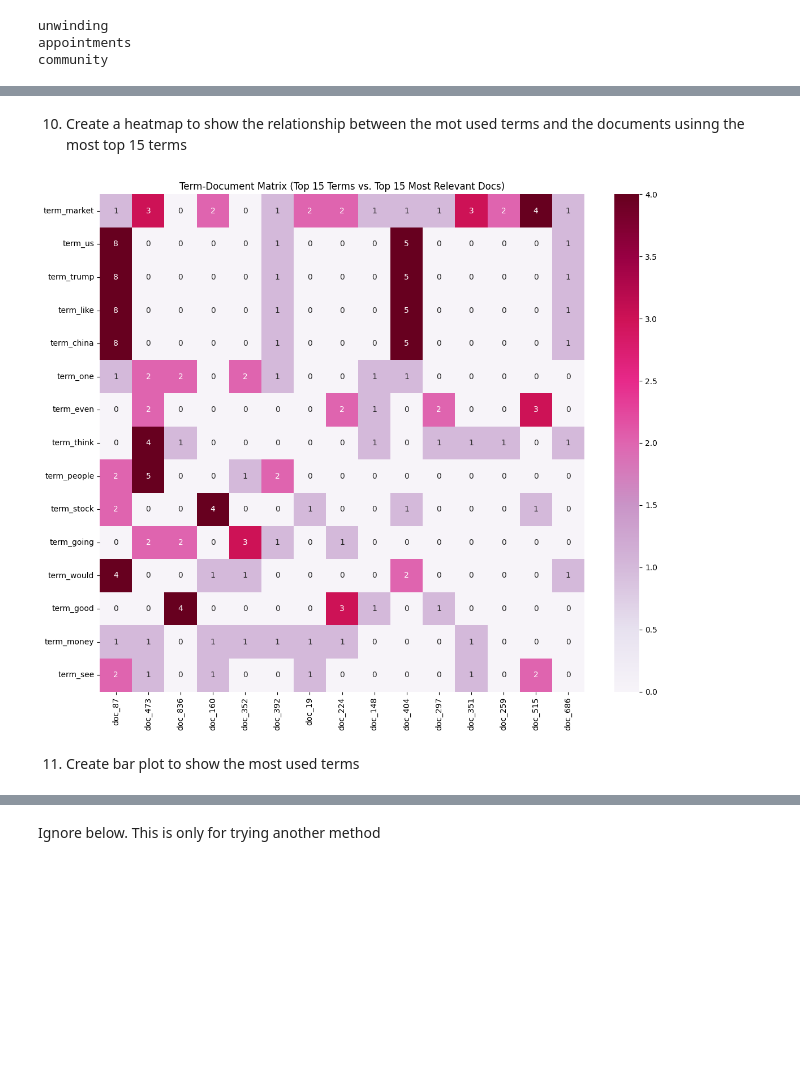
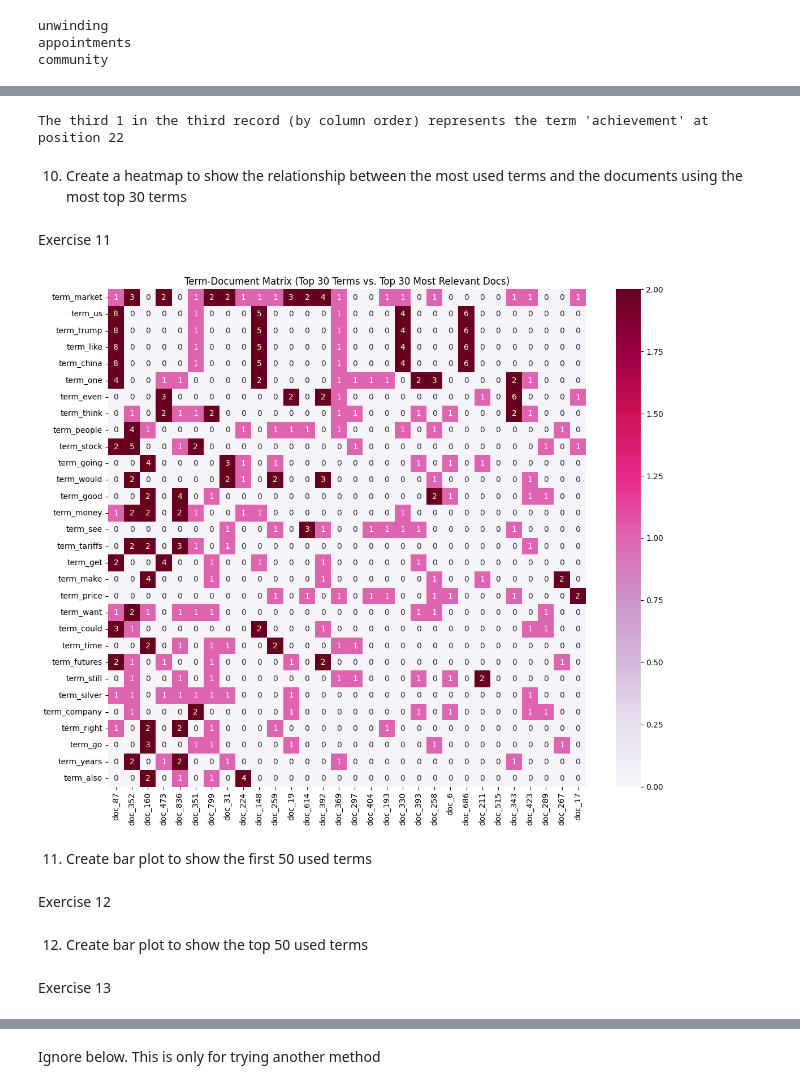
Before and after one commit to bryankb10/DM2025-Lab1-Exercise, a Jupyter notebook: DM2025-Lab1-Homework.ipynb, the cells around one changed output, grey strips where cells are left out. Cells and saved outputs as stored; diff of their text form; code cells hidden in the pictures; blank space fills up the shorter version.

```diff
--- a/DM2025-Lab1-Homework.ipynb
+++ b/DM2025-Lab1-Homework.ipynb
@@ -192,7 +233,7 @@ df
 # %% [markdown]
 5. Create new column that define the sentiments based on the value. -1 is bearish, 0 is neutral, and 1 is bullish
 # %%
-df['sentiment_label'] = df['sentiment'].map({-1.0: 'Bearish', 0.0: 'Neutral', 1.0: 'Bullish'}) # add new sentiment_label column
+df['sentiment_label'] = df['sentiment'].map({-1.0: 'Negative', 0.0: 'Neutral', 1.0: 'Posittive'}) # add new sentiment_label column
 # %%
 df
 # %% [output]
@@ -406,48 +482,81 @@ analyze(df.text[1])
+# %%
+third_record = df_counts[3, :100]
+
+#When you slice columns like :100, you're creating a new sparse submatrix that only includes columns 0 through 99.
+# Now, when you call .nonzero() on this sliced view, the resulting column indices are relative to the slice,
+# and — crucially — SciPy often returns them in sorted order for small, contiguous slices,
+# especially when the underlying format is CSR (Compressed Sparse Row).
+# So for X_counts[4, :100].nonzero()[1], you get something like [0, 37] — sorted,
+# and relative to the slice (so 37 means global column 37).
+
+#X_counts[4] → not sorted
+# This returns a (1, n_features) sparse matrix (a row vector).
+# Now, when you call .nonzero() on it, you get all non-zero column indices in the entire row.
+# Even though CSR format stores column indices in sorted order per row, there’s a catch:
+# When you index a single row like X_counts[4], SciPy may return a sparse matrix in a different format (e.g., COO),
+# or preserve the internal order but not guarantee sorted output from .nonzero() in all contexts.
+# In a properly formed CSR matrix from CountVectorizer, the column indices for each row are stored in ascending order.
+# So if you’re seeing [14887, 31077, 32493, 16916, ...], that suggests one of two things:
+# The matrix is not in CSR format (maybe it’s COO or CSC), or
+# You’re looking at a row that was modified or concatenated, breaking the sort order.
+# But CountVectorizer outputs CSR by default, and row slicing preserves CSR.
+
+col_indices = third_record.nonzero()[1]
+
+second_term = count_vect.get_feature_names_out()[col_indices[2]]
+
+print(f"The third 1 in the third record (by column order) represents the term '{second_term}' at position {col_indices[2]}")
+# %% [output]
+The third 1 in the third record (by column order) represents the term 'achievement' at position 22
 # %% [markdown]
-10. Create a heatmap to show the relationship between the mot used terms and the documents usinng the most top 15 terms
+10. Create a heatmap to show the relationship between the most used terms and the documents using the most top 30 terms
+# %% [markdown]
+Exercise 11
 # %%
 import seaborn as sns
 
-top_n = 15
+top_n = 30
 
 # Total count of each term across the entire corpus (sum over documents)
 term_frequency = np.asarray(df_counts.sum(axis=0))[0]
 
-# Indices of the top 15 most frequent terms (sorted descending)
+# Indices of the top 30 most frequent terms (sorted descending)
 top_indices = term_frequency.argsort()[-top_n:][::-1]
 top_terms = count_vect.get_feature_names_out()[top_indices]
 
 # Score each document by how many of the top terms it contains
 doc_scores = df_counts[:, top_indices].sum(axis=1).A1 # A1 converts sparse matrix to 1D array
 
 # Get indices of the 15 documents that use the top terms most heavily
 top_doc_indices = doc_scores.argsort()[-top_n:][::-1]
 
 # Label rows/columns for the heatmap
 plot_x = ["doc_" + str(i) for i in df.index[top_doc_indices]]  # top docs (columns)
 plot_y = ["term_" + str(t) for t in top_terms]                # top terms (rows)
 
 # Extract submatrix: top docs (rows) × top terms (columns)
 plot_z = df_counts[top_doc_indices][:, top_indices].toarray()
 
 # Create DataFrame for heatmap (terms as rows, docs as columns)
 df_heatmap = pd.DataFrame(plot_z, columns=plot_x, index=plot_y)
 
 
 # Plot heatmap
 plt.figure(figsize=(12, 10))
 ax = sns.heatmap(
     df_heatmap,
     cmap="PuRd",
     vmin=0,
     vmax=np.percentile(plot_z, 95),  # cap color scale to reduce outlier impact
     annot=True                       # show counts in cells
 )
 plt.xticks(rotation=90)
-plt.title("Term-Document Matrix (Top 15 Terms vs. Top 15 Most Relevant Docs)")
+plt.title("Term-Document Matrix (Top 30 Terms vs. Top 30 Most Relevant Docs)")
 plt.tight_layout()
 plt.show()
 # %% [output]
-[figure, old version]
+[figure, new version]
 # %% [markdown]
-11. Create bar plot to show the most used terms
+11. Create bar plot to show the first 50 used terms
+# %% [markdown]
+Exercise 12
@@ -453,0 +602,4 @@ plt.show()
+# %% [markdown]
+12. Create bar plot to show the top 50 used terms
+# %% [markdown]
+Exercise 13
```
Also changed, not shown: parts of 30 cells of this notebook.
